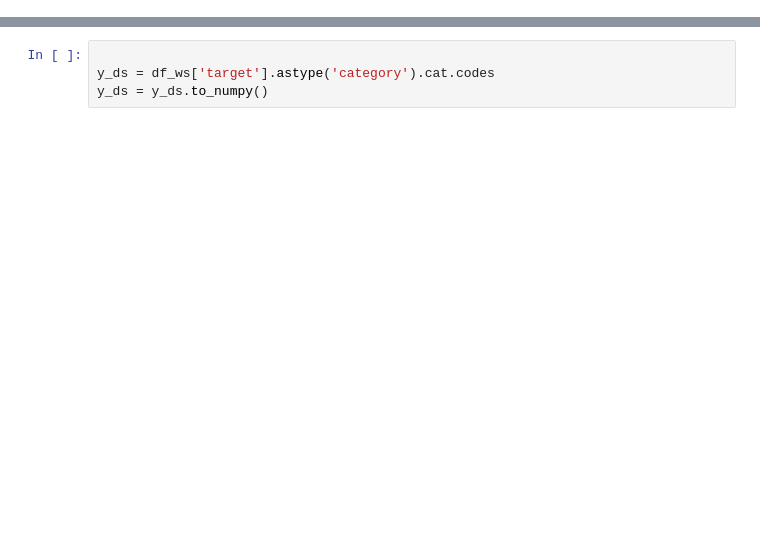
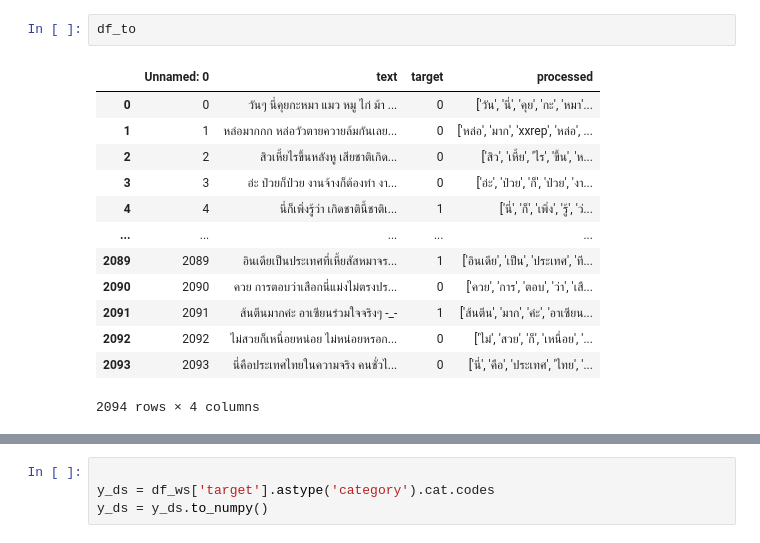
Before and after one commit to preenet/SETAR, a Jupyter notebook: notebooks/corpus_explore.ipynb, the cells around one changed output, grey strips where cells are left out. Cells and saved outputs as stored; diff of their text form; blank space fills up the shorter version.

```diff
--- a/notebooks/corpus_explore.ipynb
+++ b/notebooks/corpus_explore.ipynb
@@ -39,0 +43,16 @@ df_ws = pd.read_csv(Path.joinpath(root, config['data']['processed_ws']))
+# %%
+df_to
+# %% [output]
+|  | Unnamed: 0 | text | target | processed |
+| 0 | 0 | วันๆ นี่คุยกะหมา แมว หมู ไก่ ม้า ... | 0 | ['วัน', 'นี่', 'คุย', 'กะ', 'หมา'... |
+| 1 | 1 | หล่อมากกก หล่อวัวตายควายล้มกันเลย... | 0 | ['หล่อ', 'มาก', 'xxrep', 'หล่อ', ... |
+| 2 | 2 | สิวเหี้ยไรขึ้นหลังหู เสียชาติเกิด... | 0 | ['สิว', 'เหี้ย', 'ไร', 'ขึ้น', 'ห... |
+| 3 | 3 | อ่ะ ป่วยก็ป่วย งานจ้างก็ต้องทำ งา... | 0 | ['อ่ะ', 'ป่วย', 'ก็', 'ป่วย', 'งา... |
+| 4 | 4 | นี่ก็เพิ่งรู้ว่า เกิดชาตินี้ชาติเ... | 1 | ['นี่', 'ก็', 'เพิ่ง', 'รู้', 'ว่... |
+| ... | ... | ... | ... | ... |
+| 2089 | 2089 | อินเดียเป็นประเทศที่เหี้ยสัสหมาจร... | 1 | ['อินเดีย', 'เป็น', 'ประเทศ', 'ที... |
+| 2090 | 2090 | ควย การตอบว่าเสือกนี่แม่งไม่ตรงปร... | 0 | ['ควย', 'การ', 'ตอบ', 'ว่า', 'เสื... |
+| 2091 | 2091 | ส้นตีนมากค่ะ อาเซียนร่วมใจจริงๆ -_- | 1 | ['ส้นตีน', 'มาก', 'ค่ะ', 'อาเซียน... |
+| 2092 | 2092 | ไม่สวยก็เหนื่อยหน่อย ไม่หน่อยหรอก... | 0 | ['ไม่', 'สวย', 'ก็', 'เหนื่อย', '... |
+| 2093 | 2093 | นี่คือประเทศไทยในความจริง คนชั่วไ... | 0 | ['นี่', 'คือ', 'ประเทศ', 'ไทย', '... |
+2094 rows × 4 columns
```
Also changed, not shown: parts of 24 cells of this notebook, 2 other files.
